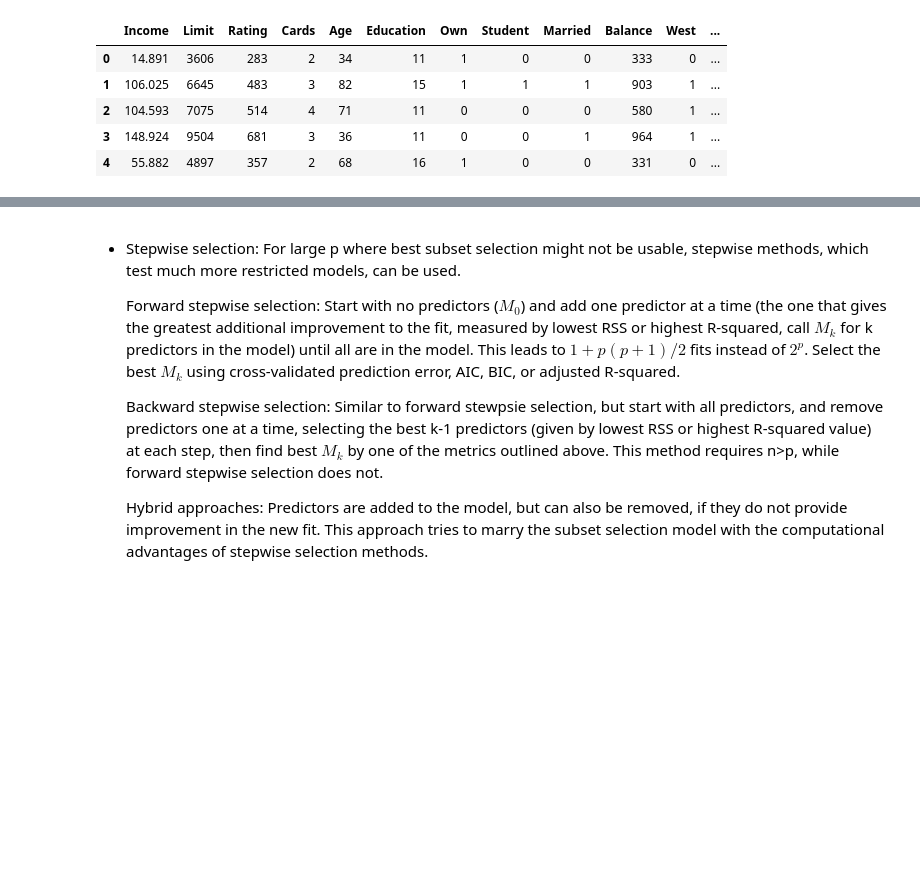
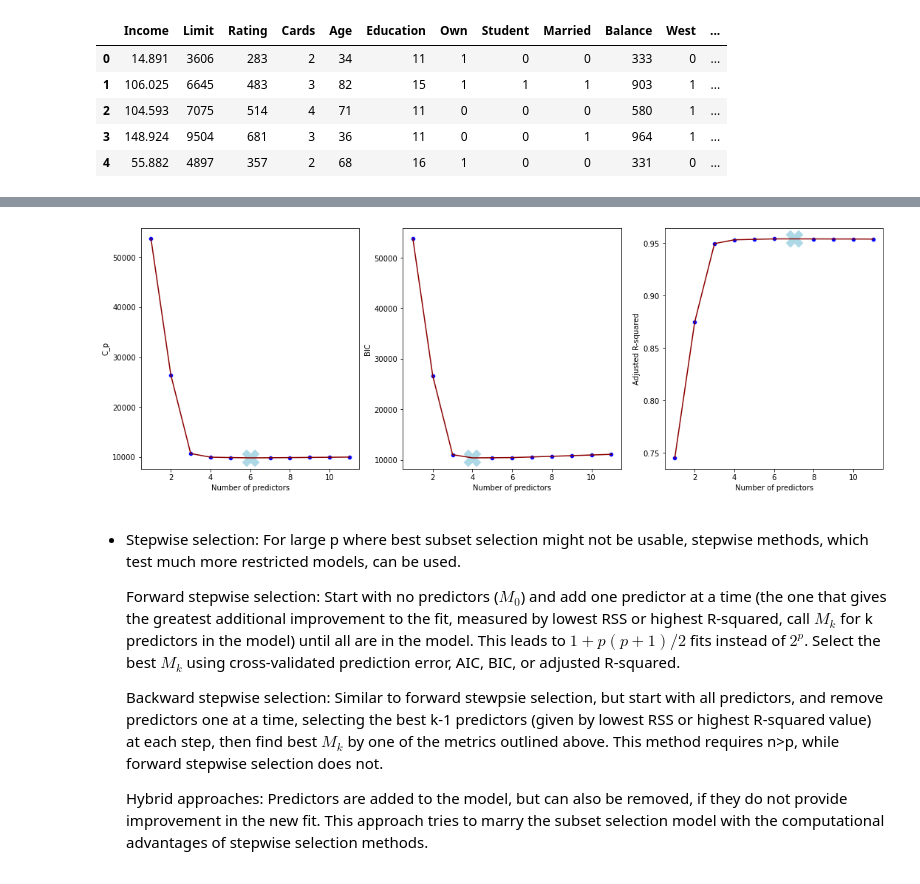
Before and after one commit to mtekant/ISLR_Notes, a Jupyter notebook: Introduction to Statistical Learning, 2nd Edition -- Notes for Ch 6.ipynb, the cells around one changed output, grey strips where cells are left out. Drawn from its saved outputs; the diff is of its cells as text; code cells hidden in the pictures; blank space fills up the shorter version.

```diff
--- a/Introduction to Statistical Learning, 2nd Edition -- Notes for Ch 6.ipynb
+++ b/Introduction to Statistical Learning, 2nd Edition -- Notes for Ch 6.ipynb
@@ -96,3 +128,42 @@ array(['South', 'West', 'East'], dtype=object)
+# %%
+# Let's repeat above steps for the other metrics: C_p, BIC,
+# and adjusted R-squared, using the definitions in the textbook.
+
+n = len(credit2)
+sigma_est = min(RSS_min)/(n-max(knum)-1)
+
+df['Cp'] = (1/n)*(df.RSS + 2* df.k *sigma_est)
+df['BIC'] = (1/n)*(df.RSS + np.log(n)*df.k*sigma_est)
+df['Adj_Rsq'] = 1- (df.RSS/(n-df.k-1))/(df.RSS/(1-df.R_sq) / (n-1))
+# %%
+Cp_min = df.groupby('k')['Cp'].apply(min)
+BIC_min = df.groupby('k')['BIC'].apply(min)
+Adj_Rsq_max = df.groupby('k')['Adj_Rsq'].apply(max)
+
+plt.subplots(figsize=(18,6))
+plt.subplot(1,3,1)
+sns.scatterplot(x = Cp_min.index,y = Cp_min.values,color='blue')
+sns.lineplot(x = Cp_min.index,y = Cp_min.values,color='darkred')
+plt.scatter(x = Cp_min.idxmin(), y = Cp_min.min(), marker = 'X', c = 'lightblue', s = 500)
+plt.xlabel('Number of predictors')
+plt.ylabel('C_p')
+
+plt.subplot(1,3,2)
+sns.scatterplot(x = BIC_min.index, y = BIC_min.values,color='blue')
+sns.lineplot(x = BIC_min.index,y = BIC_min.values,color='darkred')
+plt.scatter(x = BIC_min.idxmin(), y = BIC_min.min(), marker = 'X', c = 'lightblue', s = 500)
+
+plt.ylabel('BIC')
+plt.xlabel('Number of predictors')
+
+plt.subplot(1,3,3)
+sns.scatterplot(x = Adj_Rsq_max.index, y = Adj_Rsq_max.values,color='blue')
+sns.lineplot(x = Adj_Rsq_max.index,y = Adj_Rsq_max.values,color='darkred')
+plt.scatter(x = Adj_Rsq_max.idxmax(), y = Adj_Rsq_max.max(), marker = 'X', c = 'lightblue', s = 500)
+plt.ylabel('Adjusted R-squared')
+plt.xlabel('Number of predictors');
+# %% [output]
+[figure, added]
 # %% [markdown]
 - Stepwise selection: For large p where best subset selection might not be usable, stepwise methods, which test much more restricted models, can be used.
 
```
Also changed, not shown: parts of 8 cells of this notebook.
